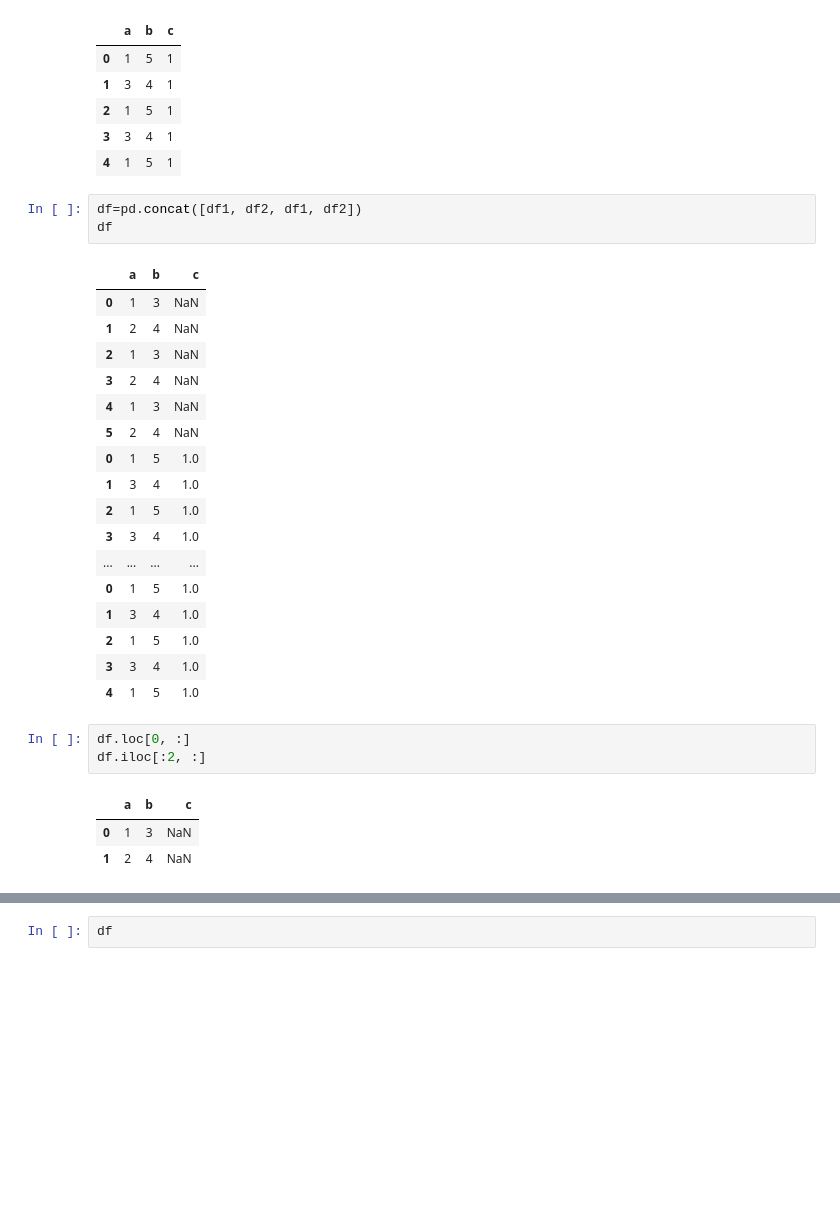
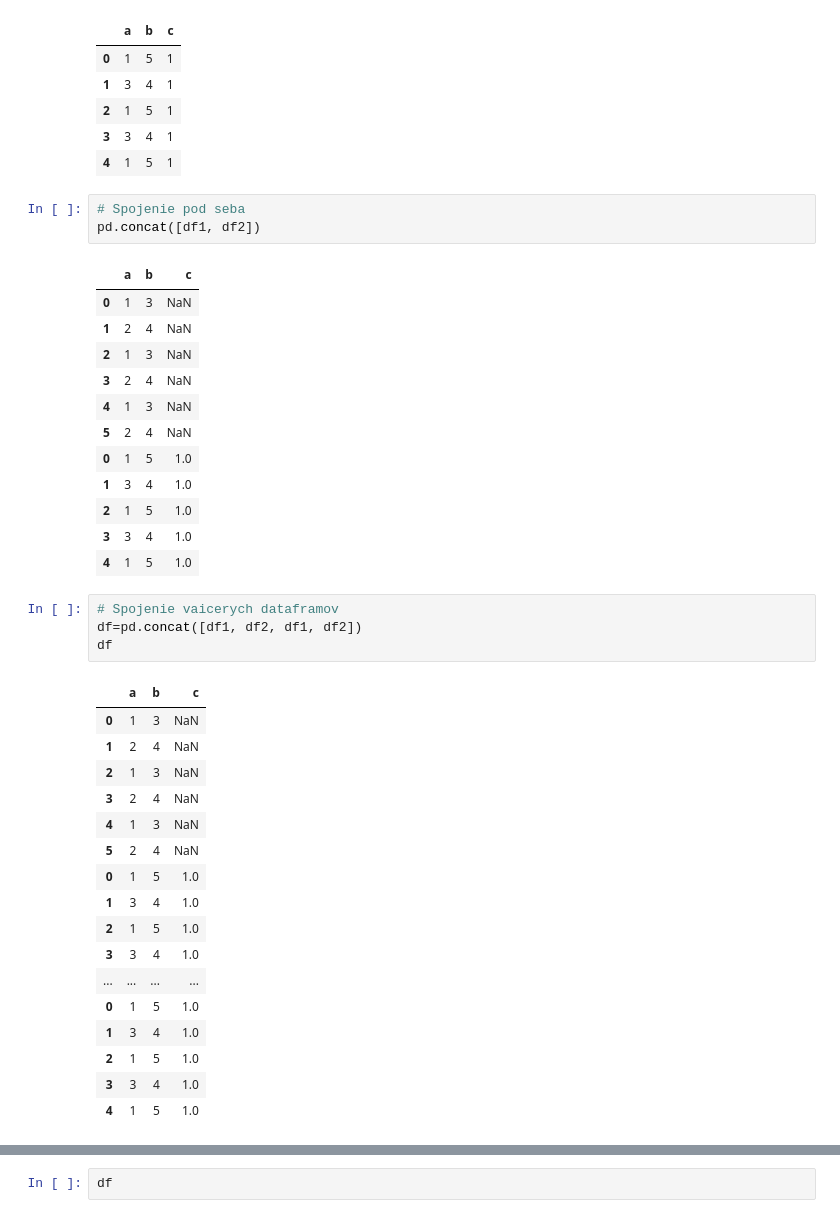
Before and after one commit to misohu/pandas_tutorial_sk, a Jupyter notebook: 006_multiple_dfs.ipynb, the cells around one changed output, grey strips where cells are left out. Drawn from its saved outputs; the diff is of its cells as text; blank space fills up the shorter version.

```diff
--- a/006_multiple_dfs.ipynb
+++ b/006_multiple_dfs.ipynb
@@ -50,7 +52,24 @@ df2
 | 2 | 1 | 5 | 1 |
 | 3 | 3 | 4 | 1 |
 | 4 | 1 | 5 | 1 |
+# %%
+# Spojenie pod seba
+pd.concat([df1, df2])
+# %% [output]
+|  | a | b | c |
+| 0 | 1 | 3 | NaN |
+| 1 | 2 | 4 | NaN |
+| 2 | 1 | 3 | NaN |
+| 3 | 2 | 4 | NaN |
+| 4 | 1 | 3 | NaN |
+| 5 | 2 | 4 | NaN |
+| 0 | 1 | 5 | 1.0 |
+| 1 | 3 | 4 | 1.0 |
+| 2 | 1 | 5 | 1.0 |
+| 3 | 3 | 4 | 1.0 |
+| 4 | 1 | 5 | 1.0 |
 # %%
+# Spojenie vaicerych dataframov
 df=pd.concat([df1, df2, df1, df2])
 df
 # %% [output]
@@ -71,10 +90,3 @@ df
 | 2 | 1 | 5 | 1.0 |
 | 3 | 3 | 4 | 1.0 |
 | 4 | 1 | 5 | 1.0 |
-# %%
-df.loc[0, :]
-df.iloc[:2, :]
-# %% [output]
-|  | a | b | c |
-| 0 | 1 | 3 | NaN |
-| 1 | 2 | 4 | NaN |
```
Also changed, not shown: parts of 15 cells of this notebook.
